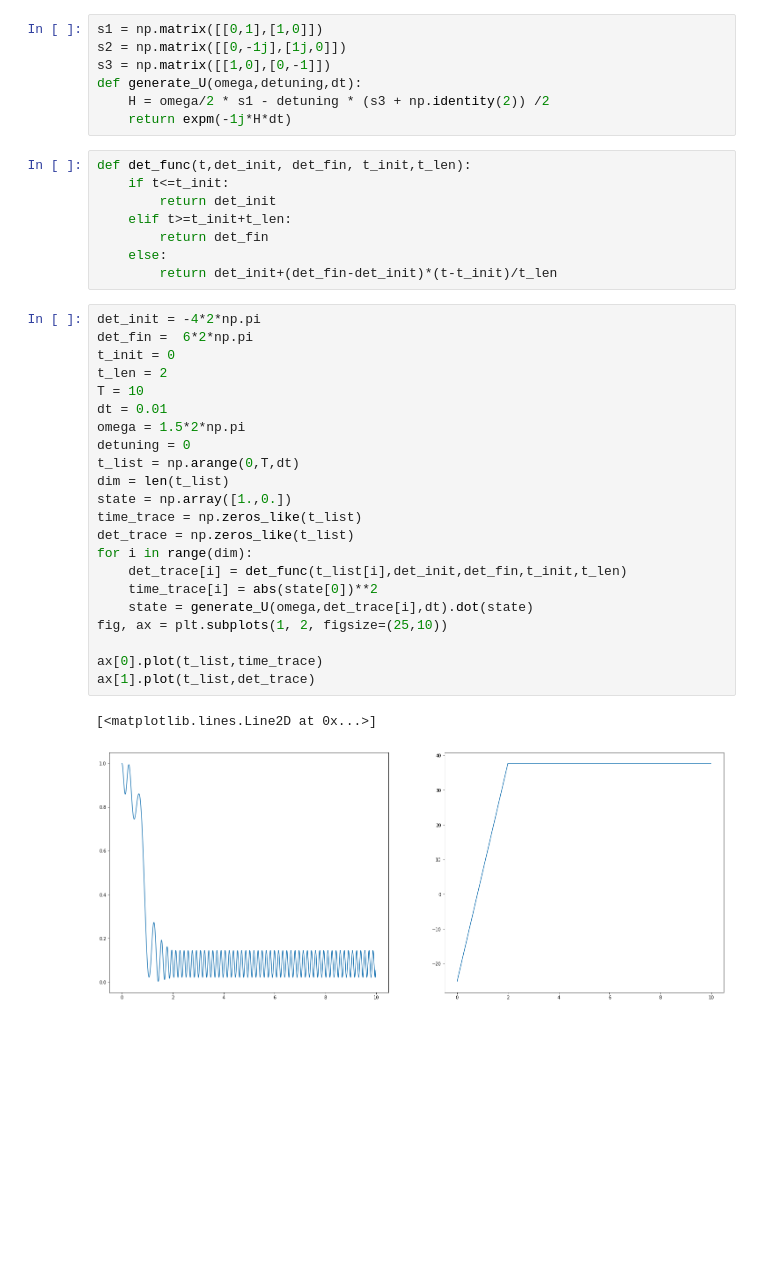
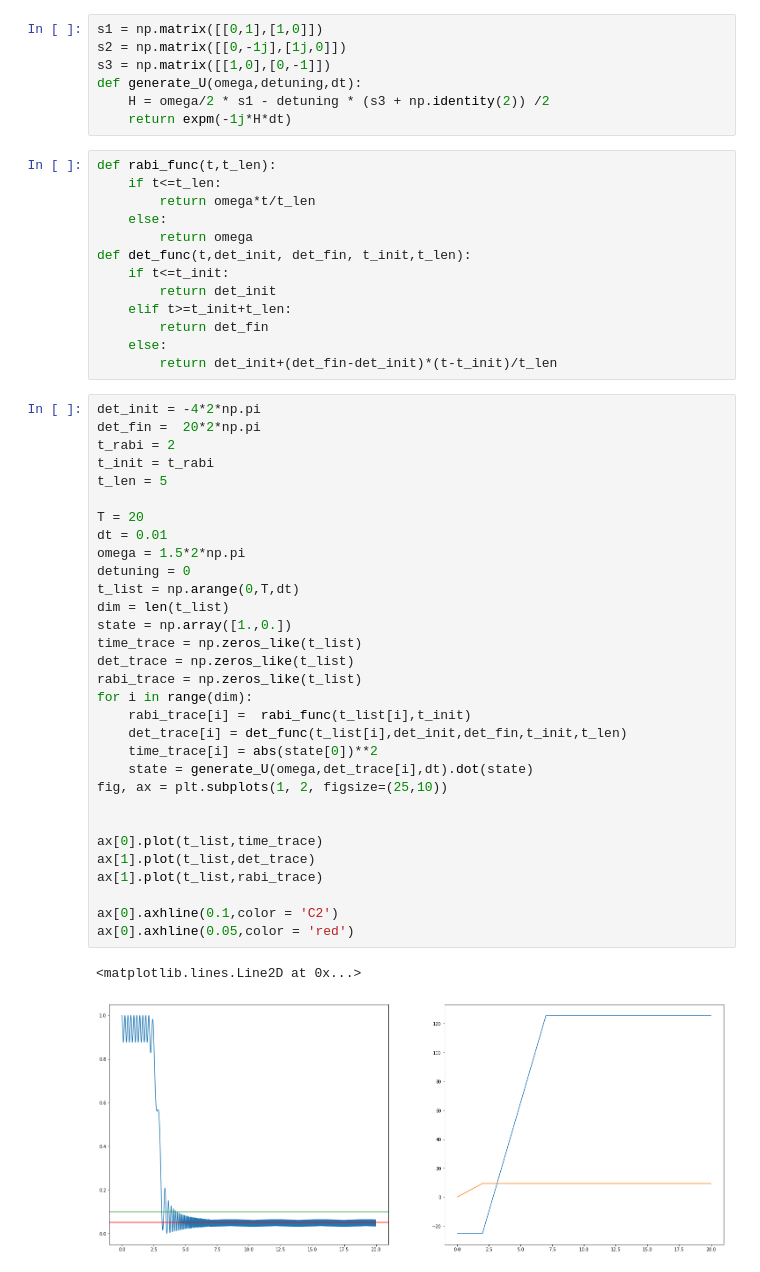
Before and after one commit to nacs-lab/yw-data, a Jupyter notebook: phase noise/single_atom_evolution.ipynb, the cells around one changed output. Cells and saved outputs as stored; diff of their text form; blank space fills up the shorter version.

```diff
--- a/phase noise/single_atom_evolution.ipynb
+++ b/phase noise/single_atom_evolution.ipynb
@@ -13,6 +13,11 @@ def generate_U(omega,detuning,dt):
     H = omega/2 * s1 - detuning * (s3 + np.identity(2)) /2
     return expm(-1j*H*dt)
 # %%
+def rabi_func(t,t_len):
+    if t<=t_len:
+        return omega*t/t_len
+    else:
+        return omega
 def det_func(t,det_init, det_fin, t_init,t_len):
     if t<=t_init:
         return det_init
@@ -22,26 +27,35 @@ def det_func(t,det_init, det_fin, t_init,t_len):
         return det_init+(det_fin-det_init)*(t-t_init)/t_len
 # %%
 det_init = -4*2*np.pi
-det_fin =  6*2*np.pi
-t_init = 0
-t_len = 2
-T = 10
+det_fin =  20*2*np.pi
+t_rabi = 2
+t_init = t_rabi
+t_len = 5
+
+T = 20
 dt = 0.01
 omega = 1.5*2*np.pi
 detuning = 0
 t_list = np.arange(0,T,dt)
 dim = len(t_list)
 state = np.array([1.,0.])
 time_trace = np.zeros_like(t_list)
 det_trace = np.zeros_like(t_list)
+rabi_trace = np.zeros_like(t_list)
 for i in range(dim):
+    rabi_trace[i] =  rabi_func(t_list[i],t_init)
     det_trace[i] = det_func(t_list[i],det_init,det_fin,t_init,t_len)
     time_trace[i] = abs(state[0])**2
     state = generate_U(omega,det_trace[i],dt).dot(state)
 fig, ax = plt.subplots(1, 2, figsize=(25,10))
 
+
 ax[0].plot(t_list,time_trace)
 ax[1].plot(t_list,det_trace)
+ax[1].plot(t_list,rabi_trace)
+
+ax[0].axhline(0.1,color = 'C2')
+ax[0].axhline(0.05,color = 'red')
 # %% [output]
-[<matplotlib.lines.Line2D at 0x...>]
+<matplotlib.lines.Line2D at 0x...>
-[figure, old version]
+[figure, new version]
```
Also changed, not shown: 2 other files.
